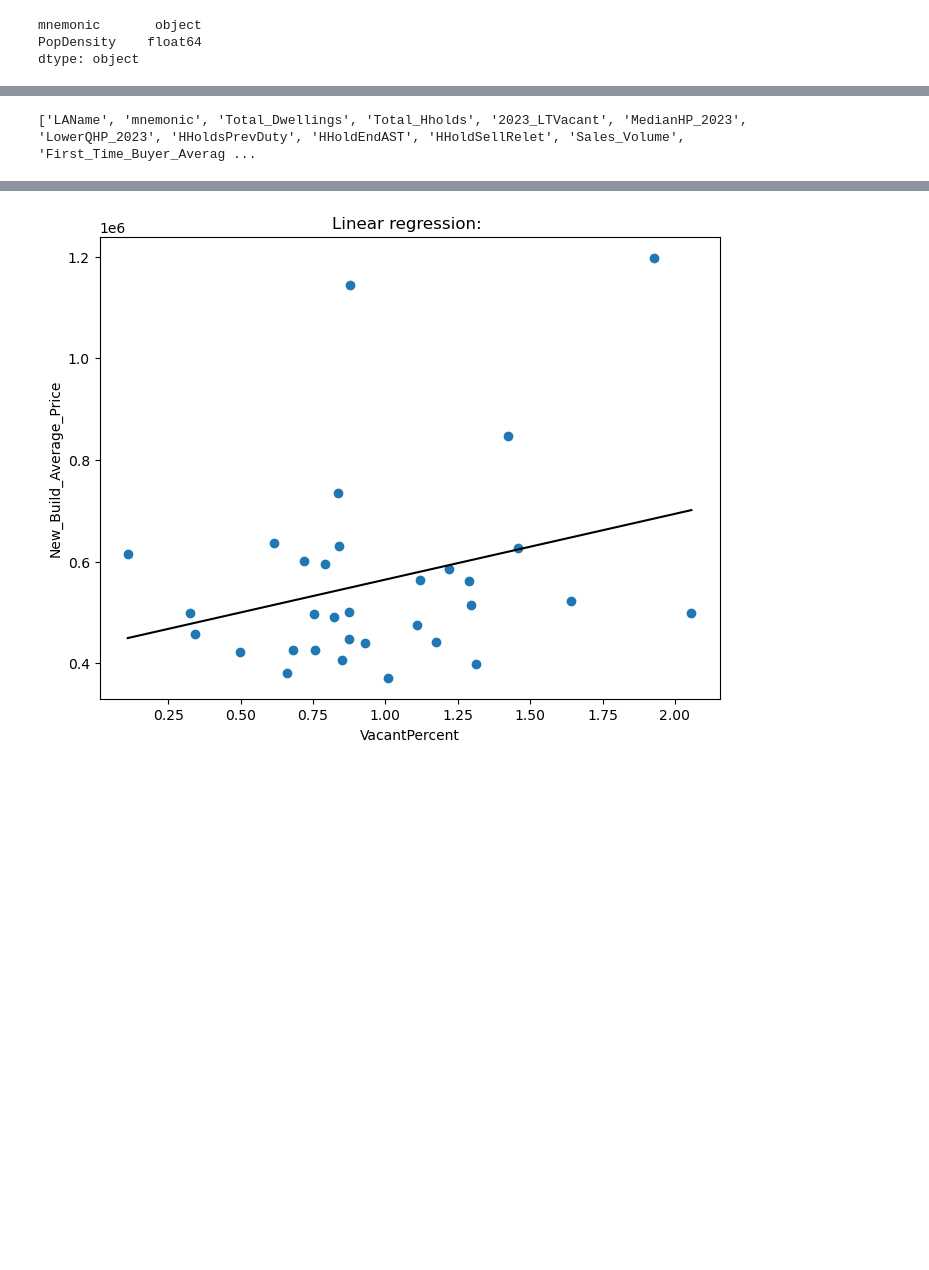
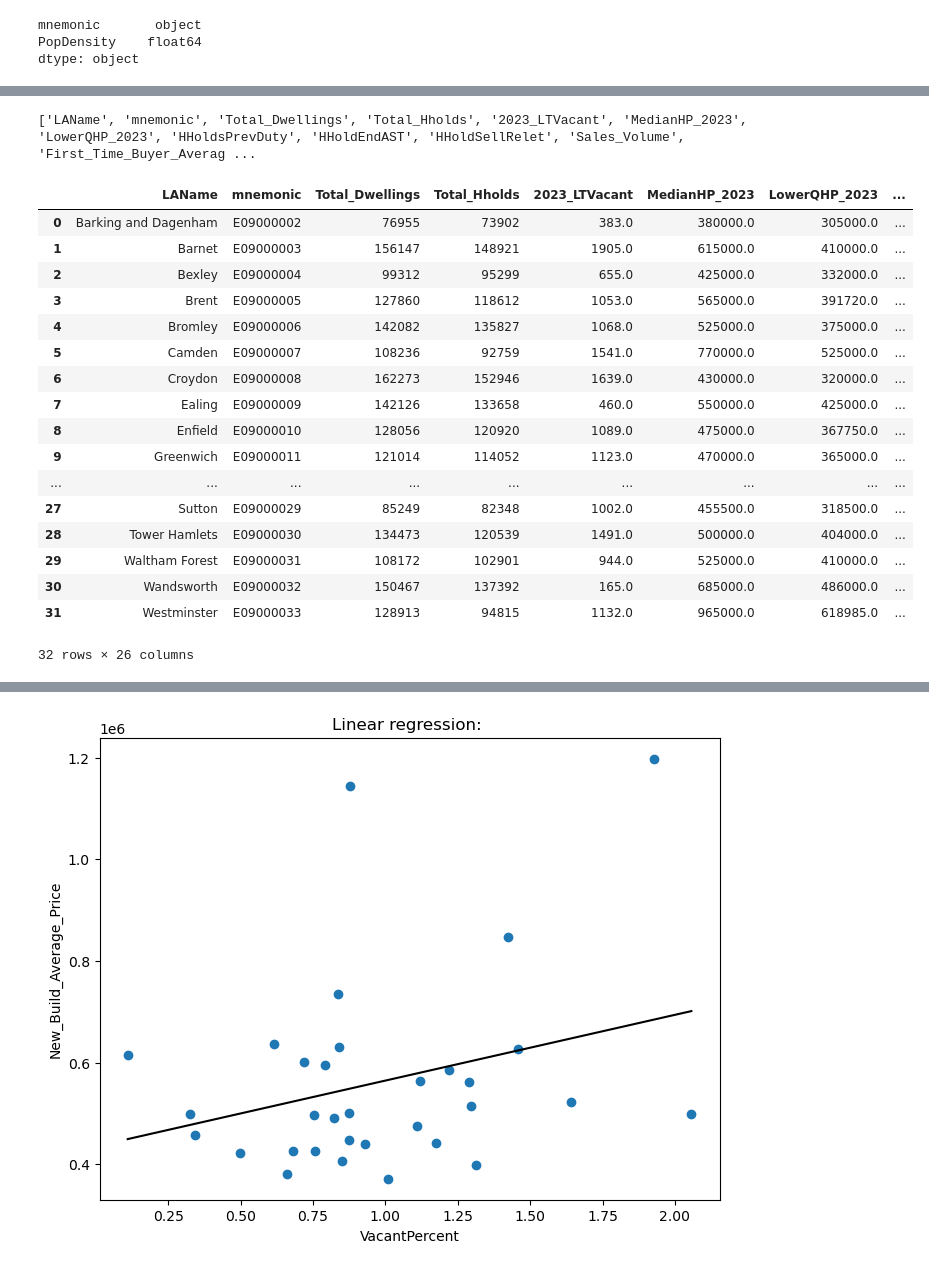
Before and after one commit to a-saveleva/FSDS_Slap, a Jupyter notebook: Census2.ipynb, the cells around one changed output, grey strips where cells are left out. Saved outputs shown, nothing was run; the diff lists cells and outputs as text; code cells hidden in the pictures; blank space fills up the shorter version.

```diff
--- a/Census2.ipynb
+++ b/Census2.ipynb
@@ -458,29 +446,47 @@ monthly_avg_rent.columns = ['mnemonic', 'Average Rental Price']
 # %%
 merge1 = pd.merge(df_censusdwellings,df_censusHHolds, left_on ="mnemonic", right_on = "mnemonic")
 merge2 = pd.merge(merge1, df_vacantprops, left_on ="mnemonic", right_on = "mnemonic")
 merge3 = pd.merge(merge2, df_median_London, left_on ="mnemonic", right_on = "mnemonic")
 merge4 = pd.merge(merge3, df_lower_London, left_on ="mnemonic", right_on = "mnemonic")
 merge5 = pd.merge(merge4, df_homless_A2P_London, left_on ="mnemonic", right_on = "mnemonic")
 merge6 = pd.merge(merge5, df_hp_totals, left_on ="mnemonic", right_on = "mnemonic")
 merge7 = pd.merge(merge6, df_hp_firsttime_London_totals, left_on ="mnemonic", right_on = "mnemonic")
 merge8 = pd.merge(merge7, df_hp_newbuild_London_London_totals, left_on ="mnemonic", right_on = "mnemonic")
 merge9 = pd.merge(merge8, df_censusTenure, left_on ="mnemonic", right_on = "mnemonic")
 df_CoreHousing = pd.merge(merge9, monthly_avg_rent, left_on ="mnemonic", right_on = "mnemonic")
 
 
 
 
 
 df_CoreHousing['PrevDutyPercent'] = ((df_CoreHousing['HHoldsPrevDuty']) / (df_CoreHousing['Total_Hholds']))*100
 df_CoreHousing['EndASTPercent'] = ((df_CoreHousing['HHoldEndAST']) / (df_CoreHousing['Total_Hholds']))*100
 df_CoreHousing['SellReletPercent'] = ((df_CoreHousing['HHoldSellRelet']) / (df_CoreHousing['Total_Hholds']))*100
 df_CoreHousing['VacantPercent'] = ((df_CoreHousing['2023_LTVacant']) / (df_CoreHousing['Total_Dwellings']))*100
 df_CoreHousing['SalesPercent'] = ((df_CoreHousing['Sales_Volume']) / (df_CoreHousing['Total_Dwellings']))*100
 
 
 column_names = list(df_CoreHousing.columns)
 print(column_names)
 
-#df_CoreHousing
+df_CoreHousing
 # %% [output]
 ['LAName', 'mnemonic', 'Total_Dwellings', 'Total_Hholds', '2023_LTVacant', 'MedianHP_2023', 'LowerQHP_2023', 'HHoldsPrevDuty', 'HHoldEndAST', 'HHoldSellRelet', 'Sales_Volume', 'First_Time_Buyer_Averag ...
+|  | LAName | mnemonic | Total_Dwellings | Total_Hholds | 2023_LTVacant | MedianHP_2023 | LowerQHP_2023 | ... |
+| 0 | Barking and Dagenham | E09000002 | 76955 | 73902 | 383.0 | 380000.0 | 305000.0 | ... |
+| 1 | Barnet | E09000003 | 156147 | 148921 | 1905.0 | 615000.0 | 410000.0 | ... |
+| 2 | Bexley | E09000004 | 99312 | 95299 | 655.0 | 425000.0 | 332000.0 | ... |
+| 3 | Brent | E09000005 | 127860 | 118612 | 1053.0 | 565000.0 | 391720.0 | ... |
+| 4 | Bromley | E09000006 | 142082 | 135827 | 1068.0 | 525000.0 | 375000.0 | ... |
+| 5 | Camden | E09000007 | 108236 | 92759 | 1541.0 | 770000.0 | 525000.0 | ... |
+| 6 | Croydon | E09000008 | 162273 | 152946 | 1639.0 | 430000.0 | 320000.0 | ... |
+| 7 | Ealing | E09000009 | 142126 | 133658 | 460.0 | 550000.0 | 425000.0 | ... |
+| 8 | Enfield | E09000010 | 128056 | 120920 | 1089.0 | 475000.0 | 367750.0 | ... |
+| 9 | Greenwich | E09000011 | 121014 | 114052 | 1123.0 | 470000.0 | 365000.0 | ... |
+| ... | ... | ... | ... | ... | ... | ... | ... | ... |
+| 27 | Sutton | E09000029 | 85249 | 82348 | 1002.0 | 455500.0 | 318500.0 | ... |
+| 28 | Tower Hamlets | E09000030 | 134473 | 120539 | 1491.0 | 500000.0 | 404000.0 | ... |
+| 29 | Waltham Forest | E09000031 | 108172 | 102901 | 944.0 | 525000.0 | 410000.0 | ... |
+| 30 | Wandsworth | E09000032 | 150467 | 137392 | 165.0 | 685000.0 | 486000.0 | ... |
+| 31 | Westminster | E09000033 | 128913 | 94815 | 1132.0 | 965000.0 | 618985.0 | ... |
+32 rows × 26 columns
```
Also changed, not shown: parts of 5 cells of this notebook, 2 other files.
